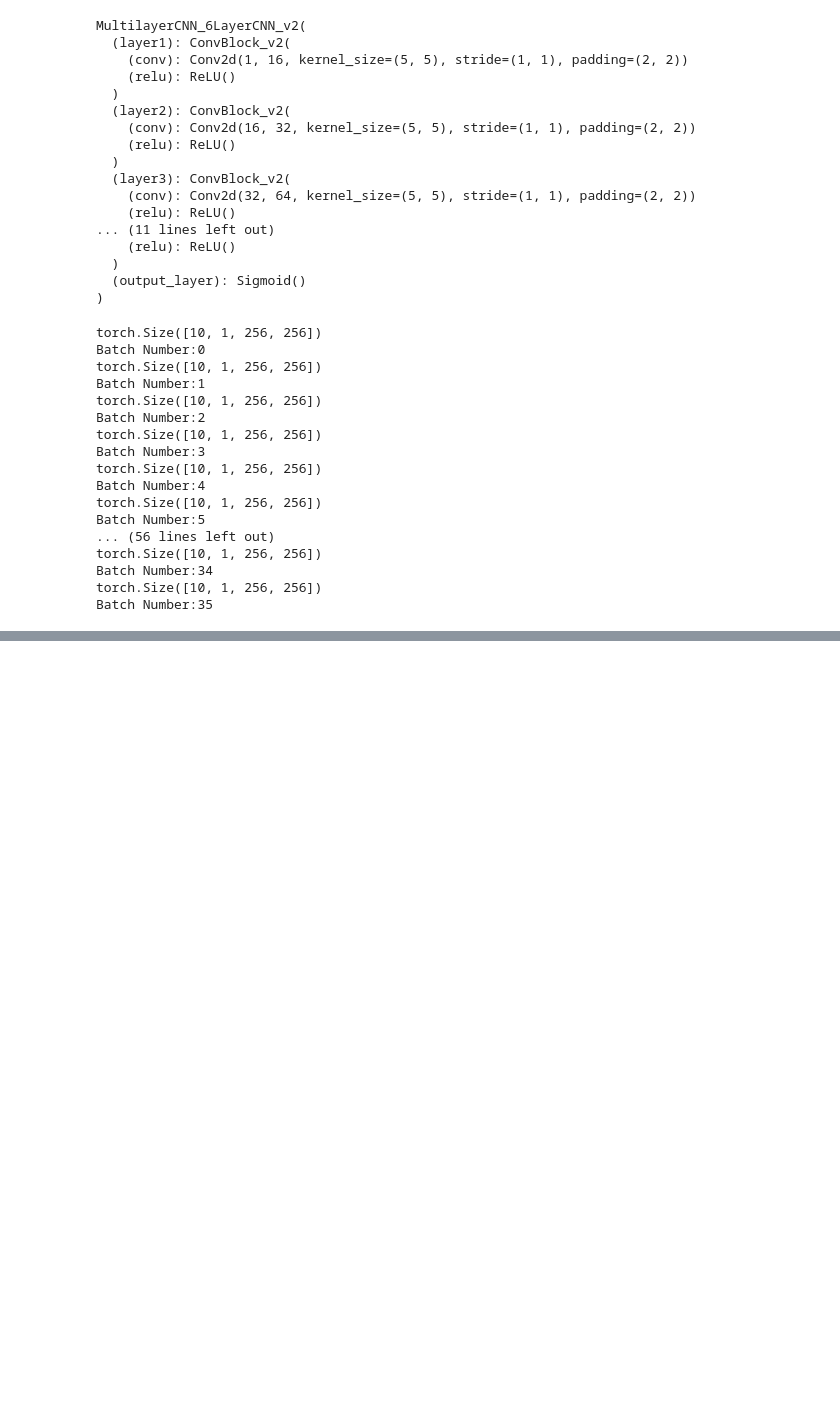
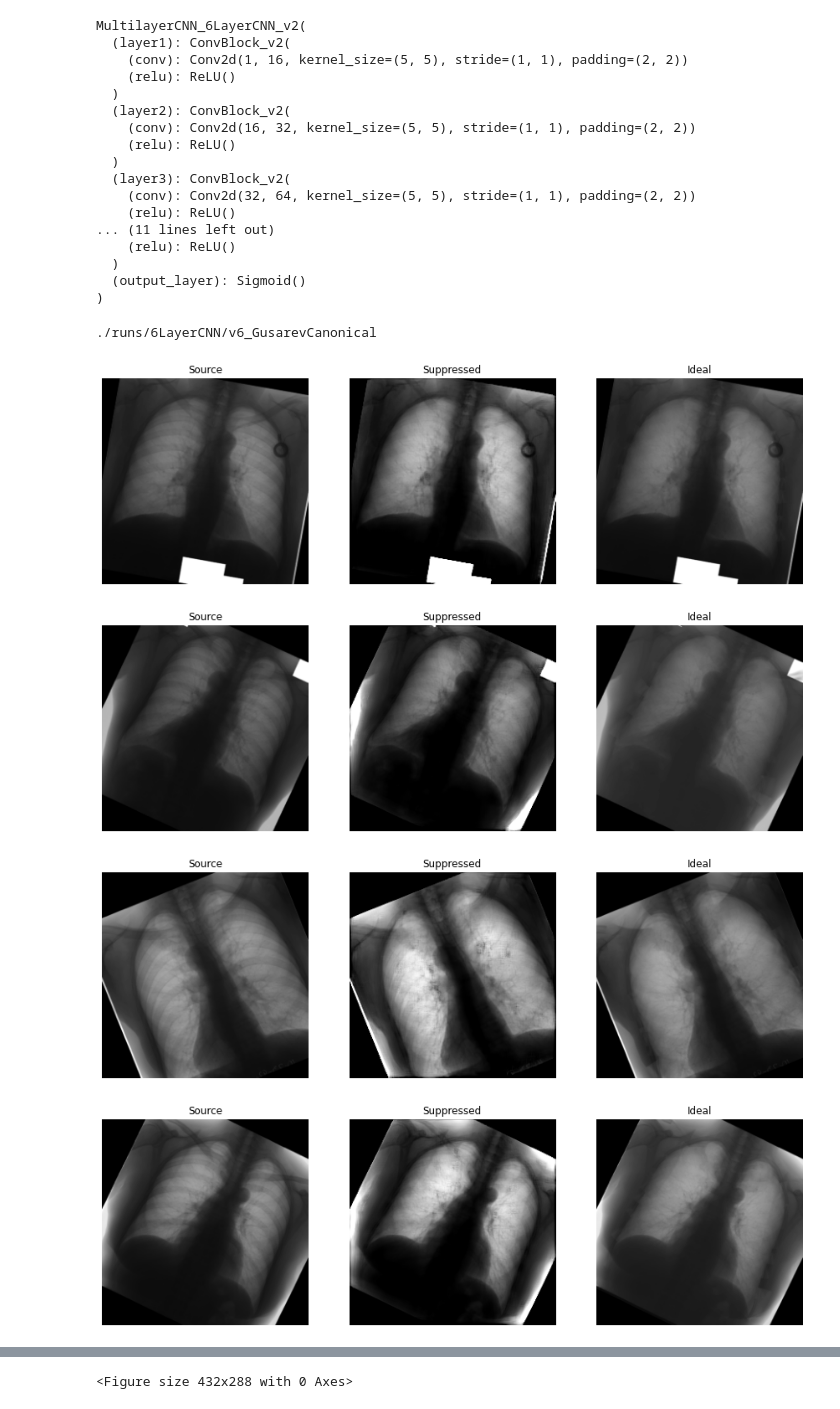
Before and after one commit to danielnflam/Deep-Learning-Models-for-bone-suppression-in-chest-radiographs, a Jupyter notebook: analysis_script.ipynb, the cells around one changed output, grey strips where cells are left out. Saved outputs shown, nothing was run; the diff lists cells and outputs as text; code cells hidden in the pictures; blank space fills up the shorter version.

Commit message:
updated model
Gusarev's canonical model sucks -- was replaced by the v5 one with batchnorm

```diff
--- a/analysis_script.ipynb
+++ b/analysis_script.ipynb
@@ -18,18 +18,18 @@ import torch.nn as nn
 import datasets, transforms, GusarevModel, pytorch_msssim
 
 # Flags:
-flag_savePictures = False
-flag_saveSuppressedImages = True # set to True to produce images for further AI training
+flag_saveReportPictures = True
+flag_saveSuppressedImages = False # set to True to produce images for further AI training
 
 # Paths
-PATH_SAVE_NETWORK_INTERMEDIATE = "./runs/6LayerCNN/v6_GusarevCanonical/network_intermediate.tar"
+PATH_SAVE_NETWORK_INTERMEDIATE = "./runs/6LayerCNN/v5/network_intermediate.tar"
 key_source = "source" # this is the dictionary key for the original radiograph in the datasets
 key_boneless = "boneless" # this is the dictionary key for the bone-suppressed radiograph in the datasets file
 # Data
 _batch_size = 10
 image_spatial_size = (256,256)
 
-switch = "external_POLYU" #"internal"##
+switch = "internal" #"external_POLYU" #"internal"##
 
 print("The dataset chosen is: " + switch)
 if switch == "internal":
@@ -129,49 +129,41 @@ if flag_saveSuppressedImages:
             vutils.save_image( image, os.path.join(path_to_save_images, savename))
             iters+=1
     print("Complete saving suppressed images")
-# %% [output]
-torch.Size([10, 1, 256, 256])
-Batch Number:0
-torch.Size([10, 1, 256, 256])
-Batch Number:1
-torch.Size([10, 1, 256, 256])
-Batch Number:2
-torch.Size([10, 1, 256, 256])
-Batch Number:3
-torch.Size([10, 1, 256, 256])
-Batch Number:4
-torch.Size([10, 1, 256, 256])
-Batch Number:5
-... (56 lines left out)
-torch.Size([10, 1, 256, 256])
-Batch Number:34
-torch.Size([10, 1, 256, 256])
-Batch Number:35
 # %%
+# Display
 # Display
 save_directory = os.path.split(PATH_SAVE_NETWORK_INTERMEDIATE)[0]
 print(save_directory)
+
+out = net(sample[key_source])
+out = out.detach()
 for batch_idx in range(_batch_size):
     if "boneless" in keys_images:
         plt.figure(1)
         fig, ax = plt.subplots(1,3, figsize=(15,5))
         ax[0].imshow(sample["source"][batch_idx,0,:],cmap='gray')
         ax[0].set_title("Source")
         ax[0].axis("off")
         ax[1].imshow(out[batch_idx,0,:],cmap='gray')
         ax[1].set_title("Suppressed")
         ax[1].axis("off")
         ax[2].imshow(sample["boneless"][batch_idx,0,:],cmap='gray')
         ax[2].set_title("Ideal")
         ax[2].axis("off")
     else:
         plt.figure(1)
         fig, ax = plt.subplots(1,2, figsize=(15,5))
         ax[0].imshow(sample["source"][batch_idx,0,:],cmap='gray')
         ax[0].set_title("Source")
         ax[0].axis("off")
         ax[1].imshow(out[batch_idx,0,:],cmap='gray')
         ax[1].set_title("Suppressed")
         ax[1].axis("off")
-    if flag_savePictures:
+    if flag_saveReportPictures:
         plt.savefig(os.path.join(save_directory, switch + "_comparisonImages_"+ str(batch_idx) +".png"))
+# %% [output]
+./runs/6LayerCNN/v6_GusarevCanonical
+[figure, added]
+[figure, added]
+[figure, added]
+[figure, added]
@@ -177,0 +175 @@ for batch_idx in range(_batch_size):
+<Figure size 432x288 with 0 Axes>
```
Also changed, not shown: parts of 4 cells of this notebook, 2 other files.
